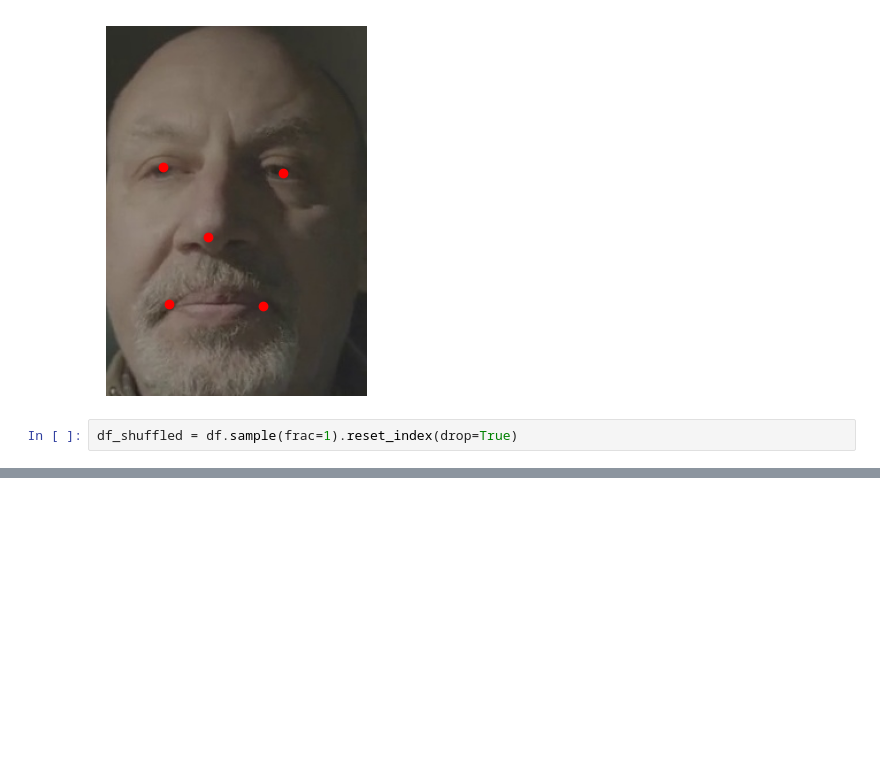
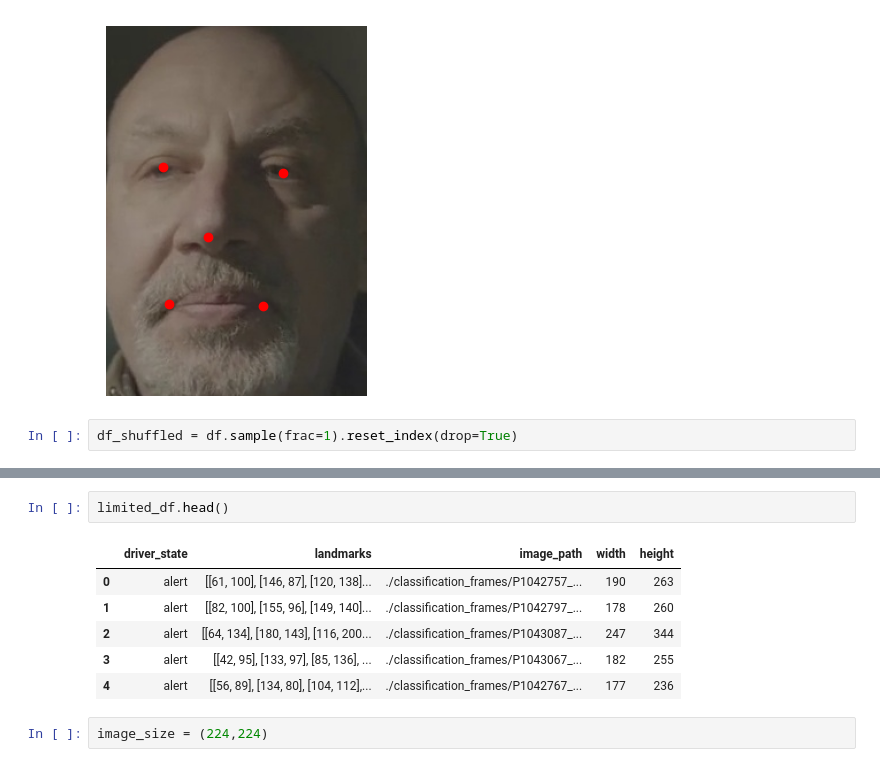
Before and after one commit to Safwan-ullah-khan/drivers-drowsiness-detection, a Jupyter notebook: model1.ipynb, the cells around one changed output, grey strips where cells are left out. Drawn from its saved outputs; the diff is of its cells as text; blank space fills up the shorter version.

```diff
--- a/model1.ipynb
+++ b/model1.ipynb
@@ -87,0 +102,11 @@ limited_df
+# %%
+limited_df.head()
+# %% [output]
+|  | driver_state | landmarks | image_path | width | height |
+| 0 | alert | [[61, 100], [146, 87], [120, 138]... | ./classification_frames/P1042757_... | 190 | 263 |
+| 1 | alert | [[82, 100], [155, 96], [149, 140]... | ./classification_frames/P1042797_... | 178 | 260 |
+| 2 | alert | [[64, 134], [180, 143], [116, 200... | ./classification_frames/P1043087_... | 247 | 344 |
+| 3 | alert | [[42, 95], [133, 97], [85, 136], ... | ./classification_frames/P1043067_... | 182 | 255 |
+| 4 | alert | [[56, 89], [134, 80], [104, 112],... | ./classification_frames/P1042767_... | 177 | 236 |
+# %%
+image_size = (224,224)
```
Also changed, not shown: parts of 32 cells of this notebook.
